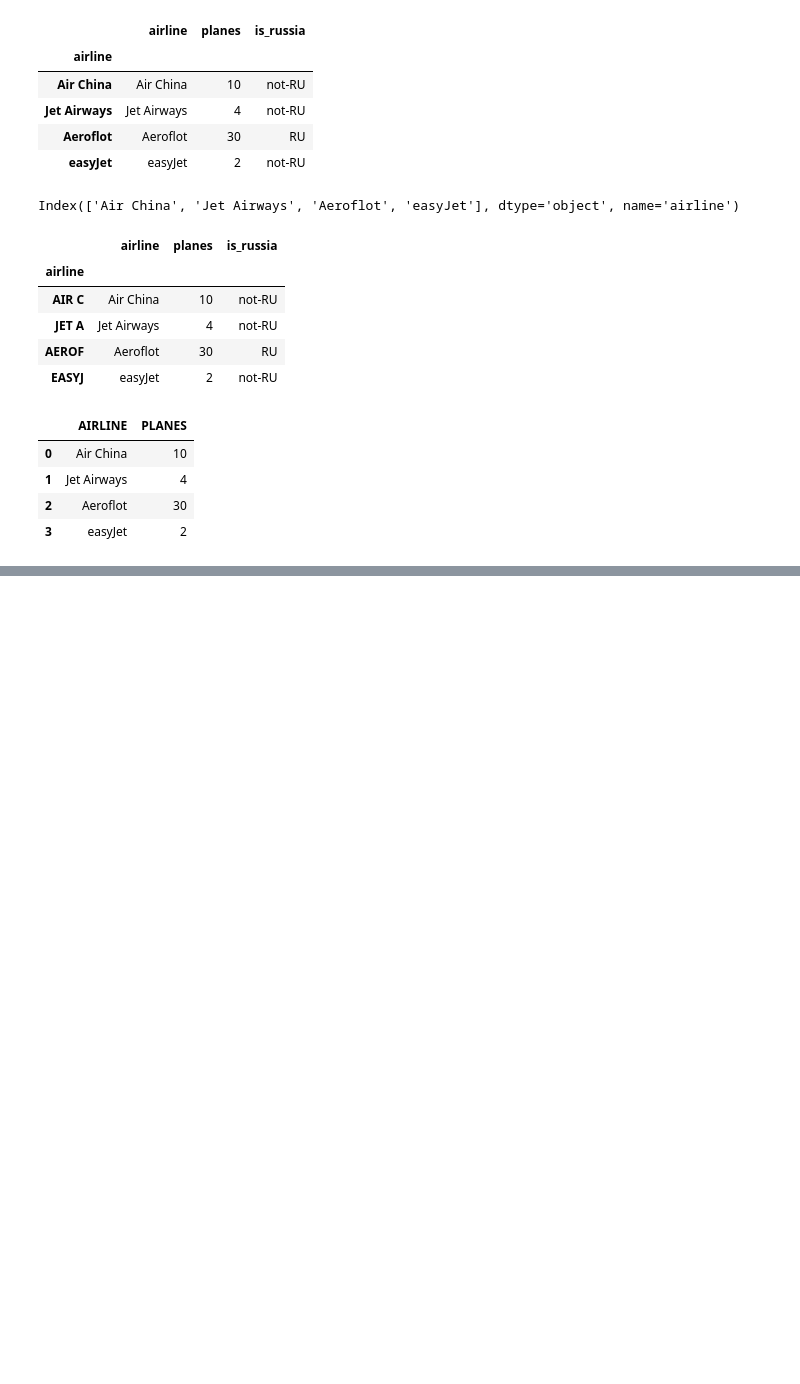
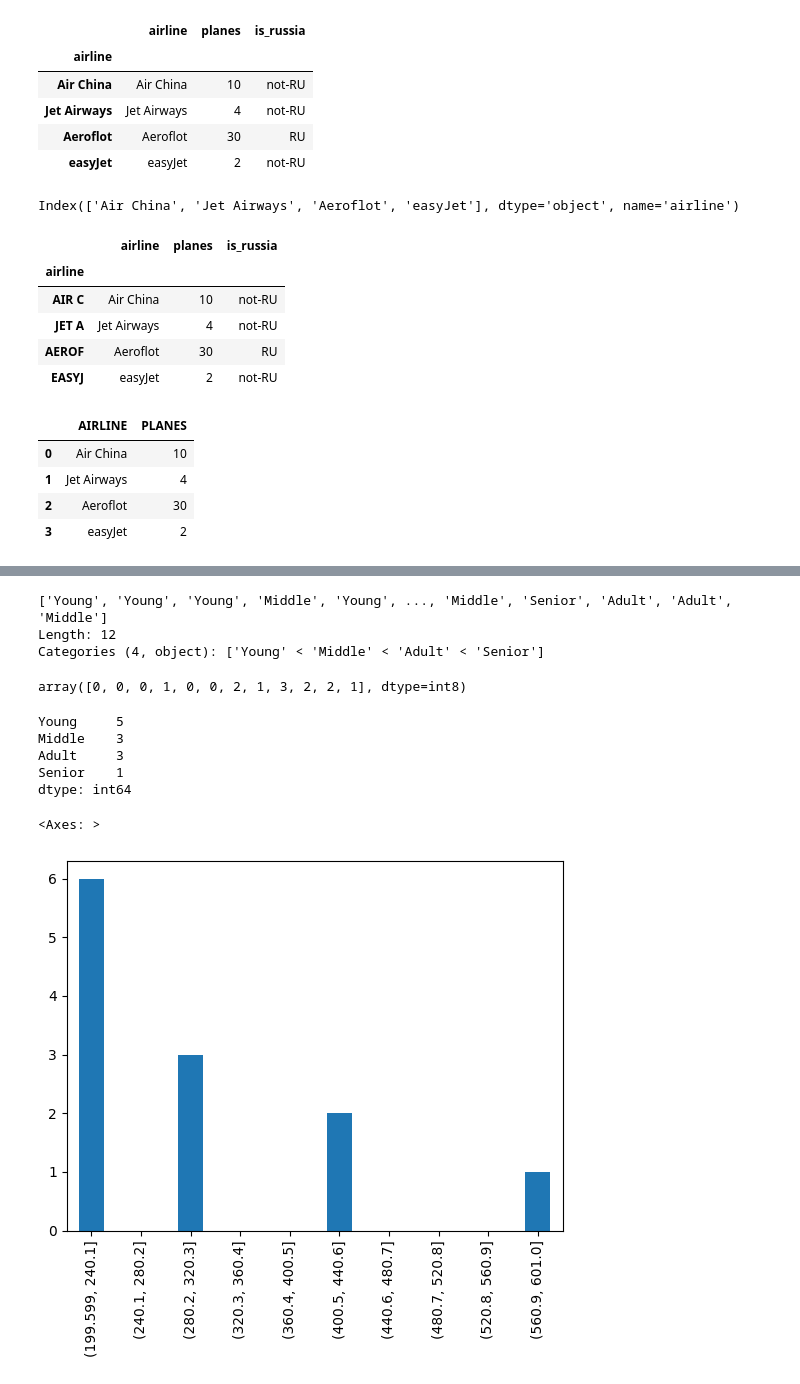
Before and after one commit to kroninam/My_notes_for_Pandas, a Jupyter notebook: 007_Pandas_чистка_и_подготовка_данных_к_анализу.ipynb, the cells around one changed output, grey strips where cells are left out. Cells and saved outputs as stored; diff of their text form; code cells hidden in the pictures; blank space fills up the shorter version.

```diff
--- a/007_Pandas_чистка_и_подготовка_данных_к_анализу.ipynb
+++ b/007_Pandas_чистка_и_подготовка_данных_к_анализу.ipynb
@@ -779,0 +894,27 @@ df
+# %%
+result
+# %% [output]
+['Young', 'Young', 'Young', 'Middle', 'Young', ..., 'Middle', 'Senior', 'Adult', 'Adult', 'Middle']
+Length: 12
+Categories (4, object): ['Young' < 'Middle' < 'Adult' < 'Senior']
+# %%
+result.codes
+# %% [output]
+array([0, 0, 0, 1, 0, 0, 2, 1, 3, 2, 2, 1], dtype=int8)
+# %%
+pd.value_counts(result)
+# %% [output]
+Young     5
+Middle    3
+Adult     3
+Senior    1
+dtype: int64
+# %%
+car_gas = [200, 220, 205, 207, 201, 230, 307, 310, 601, 405, 401, 302]
+# %%
+rez = pd.cut(car_gas, 10)
+# %%
+rez.value_counts().plot(kind = 'bar')
+# %% [output]
+<Axes: >
+[figure, added]
```
Also changed, not shown: parts of 36 cells of this notebook.
